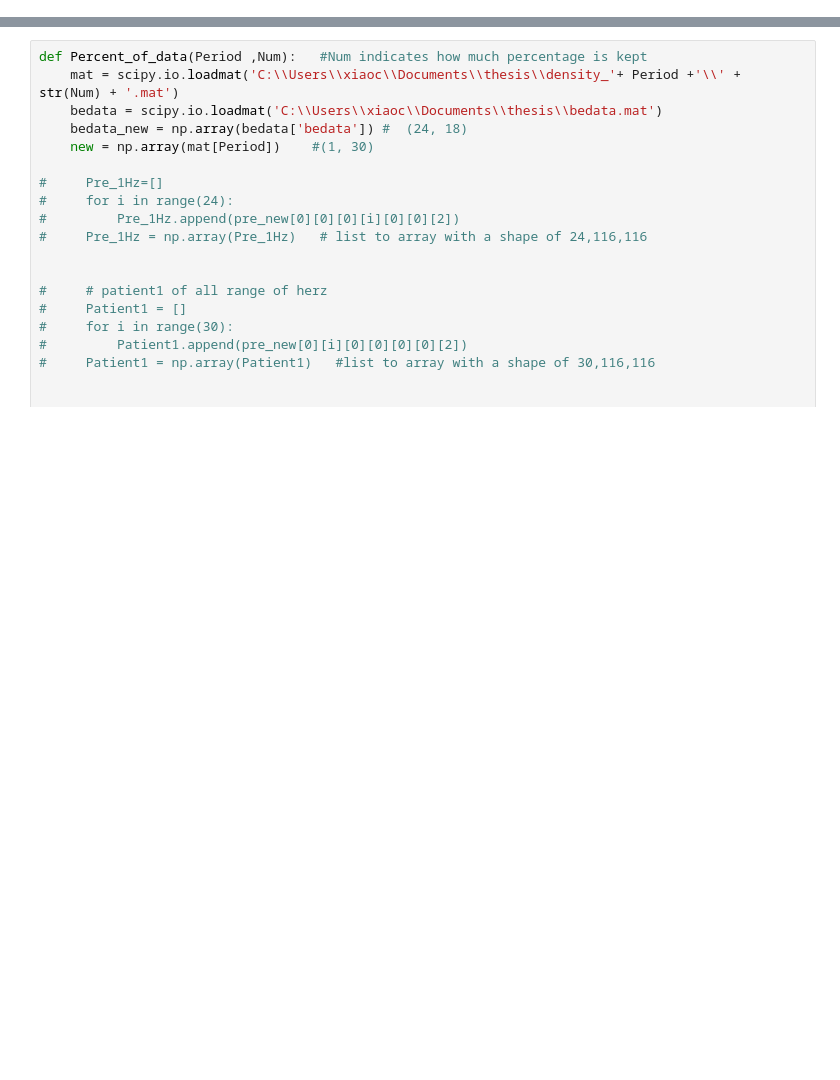
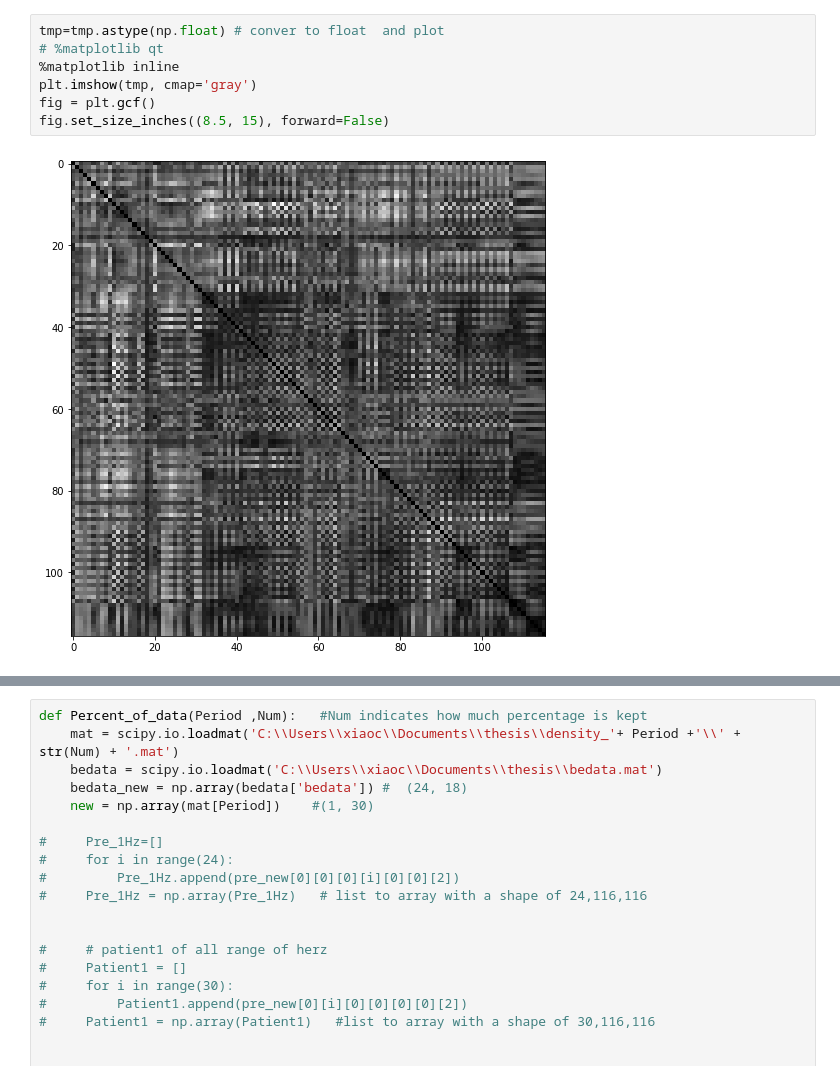
Before and after one commit to chyan0411/Thesis, a Jupyter notebook: InputData.ipynb, the cells around one changed output, grey strips where cells are left out. Cells and saved outputs as stored; diff of their text form; blank space fills up the shorter version.

```diff
--- a/InputData.ipynb
+++ b/InputData.ipynb
@@ -4,0 +604,9 @@ import matplotlib.pyplot as plt
+# %%
+tmp=tmp.astype(np.float) # conver to float  and plot
+# %matplotlib qt
+%matplotlib inline
+plt.imshow(tmp, cmap='gray')
+fig = plt.gcf()
+fig.set_size_inches((8.5, 15), forward=False)
+# %% [output]
+[figure, added]
```
Also changed, not shown: parts of 30 cells of this notebook.
